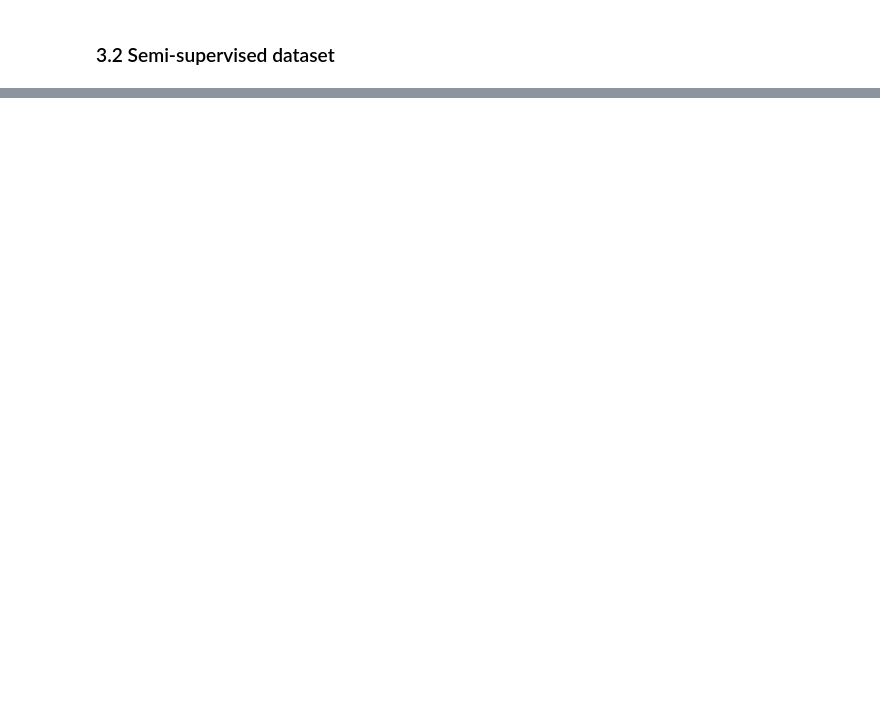
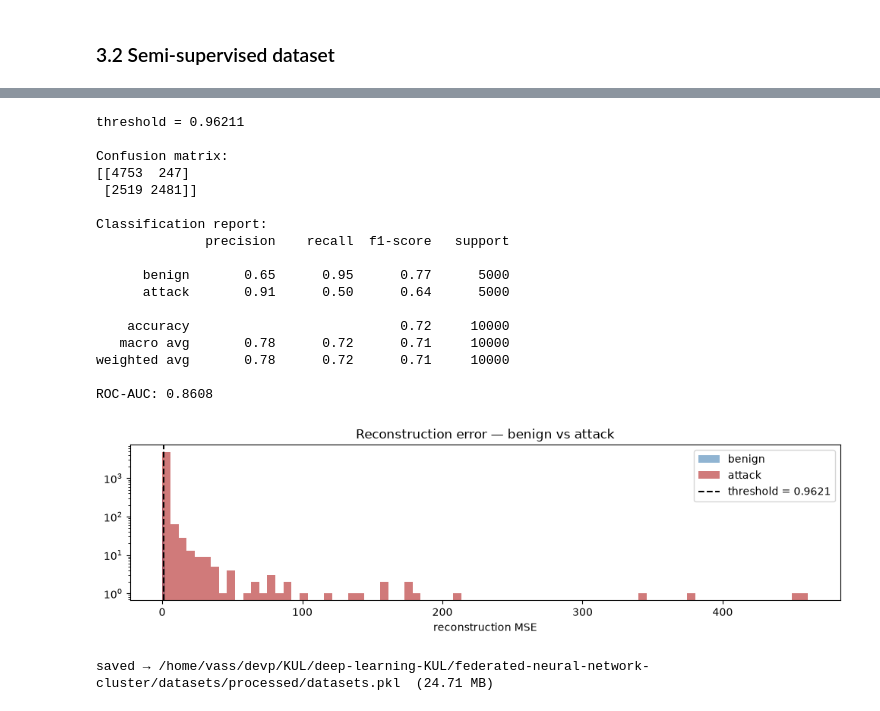
Before and after one commit to Muten-Roshi-Sama/federated-neural-network-cluster, a Jupyter notebook: notebooks/01-mendeley.ipynb, the cells around one changed output, grey strips where cells are left out. Saved outputs shown, nothing was run; the diff lists cells and outputs as text; code cells hidden in the pictures; blank space fills up the shorter version.

```diff
--- a/notebooks/01-mendeley.ipynb
+++ b/notebooks/01-mendeley.ipynb
@@ -336,0 +623,59 @@ for name, contents in datasets.items():
+# %%
+from sklearn.metrics import classification_report, confusion_matrix, roc_auc_score
+
+def recon_errors(m, X):
+    m.eval()
+    with torch.no_grad():
+        X_t = torch.from_numpy(X)
+        return ((m(X_t) - X_t) ** 2).mean(dim=1).numpy()
+
+val_err  = recon_errors(model, datasets["encoded"]["X_valid"])
+test_err = recon_errors(model, datasets["encoded"]["X_test"])
+
+THRESHOLD = np.percentile(val_err, 95)
+print(f"threshold = {THRESHOLD:.5f}")
+
+y_test = datasets["encoded"]["y_test"]
+y_pred = (test_err > THRESHOLD).astype(int)
+
+print("\nConfusion matrix:")
+print(confusion_matrix(y_test, y_pred))
+print("\nClassification report:")
+print(classification_report(y_test, y_pred, target_names=["benign", "attack"]))
+print(f"ROC-AUC: {roc_auc_score(y_test, test_err):.4f}")
+
+plt.figure(figsize=(10, 3))
+plt.hist(test_err[y_test == 0], bins=80, alpha=0.6, label="benign", color="steelblue")
+plt.hist(test_err[y_test == 1], bins=80, alpha=0.6, label="attack", color="firebrick")
+plt.axvline(THRESHOLD, color="black", linestyle="--", label=f"threshold = {THRESHOLD:.4f}")
+plt.yscale("log"); plt.legend(); plt.xlabel("reconstruction MSE")
+plt.title("Reconstruction error — benign vs attack")
+plt.tight_layout(); plt.show()
+
+datasets["autoencoder"].update({
+    "threshold":   THRESHOLD,
+    "val_errors":  val_err,
+    "test_errors": test_err,
+    "test_pred":   y_pred,
+})
+save_datasets()
+# %% [output]
+threshold = 0.96211
+
+Confusion matrix:
+[[4753  247]
+ [2519 2481]]
+
+Classification report:
+              precision    recall  f1-score   support
+
+      benign       0.65      0.95      0.77      5000
+      attack       0.91      0.50      0.64      5000
+
+    accuracy                           0.72     10000
+   macro avg       0.78      0.72      0.71     10000
+weighted avg       0.78      0.72      0.71     10000
+
+ROC-AUC: 0.8608
+[figure, added]
+saved → /home/vass/devp/KUL/deep-learning-KUL/federated-neural-network-cluster/datasets/processed/datasets.pkl  (24.71 MB)
```
Also changed, not shown: parts of 23 cells of this notebook.
